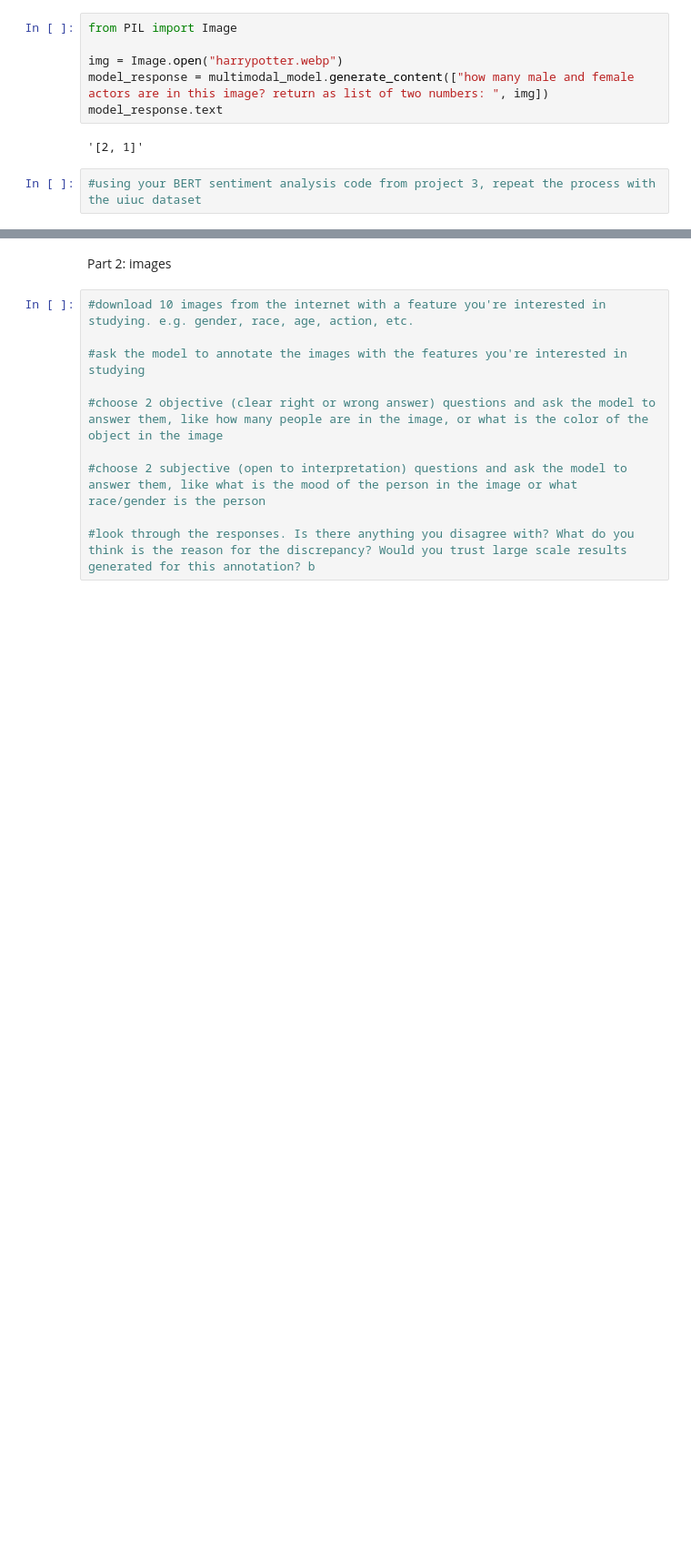
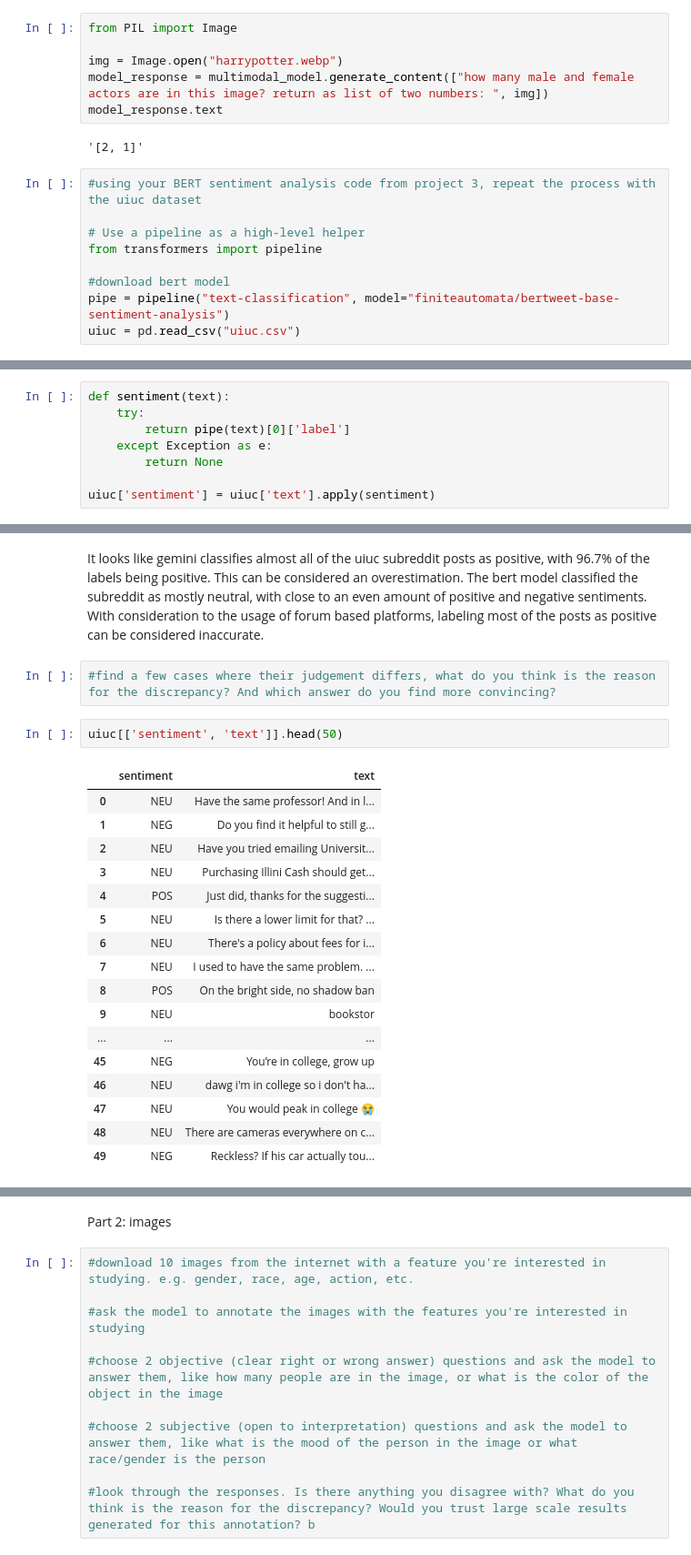
Before and after one commit to saysay2/project4-graphs-llms, a Jupyter notebook: project4.ipynb, the cells around one changed output, grey strips where cells are left out. Shown at 91% size. Saved outputs shown, nothing was run; the diff lists cells and outputs as text; blank space fills up the shorter version.

```diff
--- a/project4.ipynb
+++ b/project4.ipynb
@@ -46,3 +47,10 @@ model_response.text
 '[2, 1]'
 # %%
 #using your BERT sentiment analysis code from project 3, repeat the process with the uiuc dataset
+
+# Use a pipeline as a high-level helper
+from transformers import pipeline
+
+#download bert model
+pipe = pipeline("text-classification", model="finiteautomata/bertweet-base-sentiment-analysis")
+uiuc = pd.read_csv("uiuc.csv")
@@ -56,0 +114,8 @@ model_response.text
+# %%
+def sentiment(text):
+    try:
+        return pipe(text)[0]['label']
+    except Exception as e:
+        return None
+
+uiuc['sentiment'] = uiuc['text'].apply(sentiment)
@@ -56,0 +131,24 @@ model_response.text
+# %% [markdown]
+It looks like gemini classifies almost all of the uiuc subreddit posts as positive, with 96.7% of the labels being positive. This can be considered an overestimation. The bert model classified the subreddit as mostly neutral, with close to an even amount of positive and negative sentiments. With consideration to the usage of forum based platforms, labeling most of the posts as positive can be considered inaccurate.
+# %%
+#find a few cases where their judgement differs, what do you think is the reason for the discrepancy? And which answer do you find more convincing?
+# %%
+uiuc[['sentiment', 'text']].head(50)
+# %% [output]
+|  | sentiment | text |
+| 0 | NEU | Have the same professor! And in l... |
+| 1 | NEG | Do you find it helpful to still g... |
+| 2 | NEU | Have you tried emailing Universit... |
+| 3 | NEU | Purchasing Illini Cash should get... |
+| 4 | POS | Just did, thanks for the suggesti... |
+| 5 | NEU | Is there a lower limit for that? ... |
+| 6 | NEU | There's a policy about fees for i... |
+| 7 | NEU | I used to have the same problem. ... |
+| 8 | POS | On the bright side, no shadow ban |
+| 9 | NEU | bookstor |
+| ... | ... | ... |
+| 45 | NEG | You’re in college, grow up |
+| 46 | NEU | dawg i'm in college so i don't ha... |
+| 47 | NEU | You would peak in college 😭 |
+| 48 | NEU | There are cameras everywhere on c... |
+| 49 | NEG | Reckless? If his car actually tou... |
```
Also changed, not shown: parts of 33 cells of this notebook, 12 other files.
